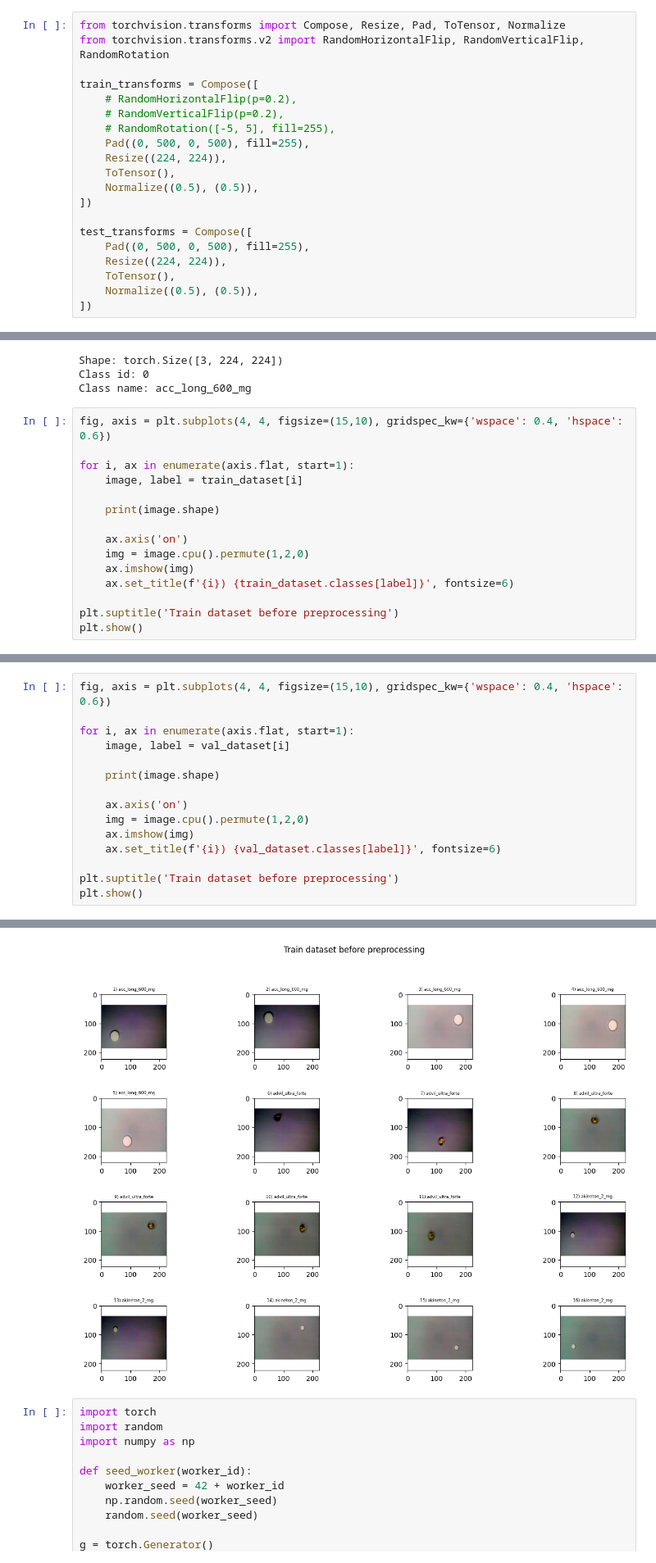
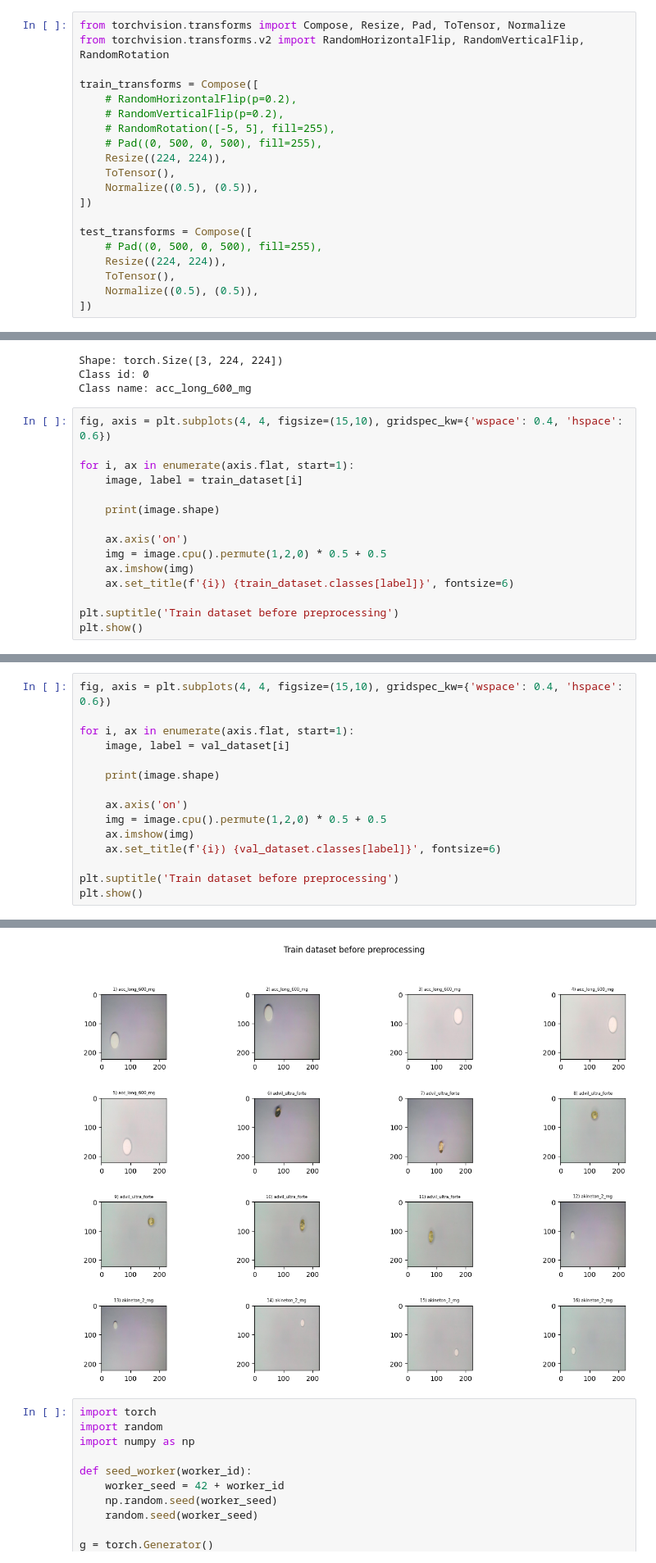
Before and after one commit to ArturBeze/cnn, a Jupyter notebook: cnn.ipynb, the cells around one changed output, grey strips where cells are left out. Shown at 82% size. Saved outputs shown, nothing was run; the diff lists cells and outputs as text.

```diff
--- a/cnn.ipynb
+++ b/cnn.ipynb
@@ -95,14 +95,14 @@ train_transforms = Compose([
     # RandomHorizontalFlip(p=0.2),
     # RandomVerticalFlip(p=0.2),
     # RandomRotation([-5, 5], fill=255),
-    Pad((0, 500, 0, 500), fill=255),
+    # Pad((0, 500, 0, 500), fill=255),
     Resize((224, 224)),
     ToTensor(),
     Normalize((0.5), (0.5)),
 ])
 
 test_transforms = Compose([
-    Pad((0, 500, 0, 500), fill=255),
+    # Pad((0, 500, 0, 500), fill=255),
     Resize((224, 224)),
     ToTensor(),
     Normalize((0.5), (0.5)),
@@ -171,7 +171,7 @@ for i, ax in enumerate(axis.flat, start=1):
     print(image.shape)
 
     ax.axis('on')
-    img = image.cpu().permute(1,2,0)
+    img = image.cpu().permute(1,2,0) * 0.5 + 0.5
     ax.imshow(img)
     ax.set_title(f'{i}) {train_dataset.classes[label]}', fontsize=6)
 
@@ -208,7 +204,7 @@ for i, ax in enumerate(axis.flat, start=1):
     print(image.shape)
 
     ax.axis('on')
-    img = image.cpu().permute(1,2,0)
+    img = image.cpu().permute(1,2,0) * 0.5 + 0.5
     ax.imshow(img)
     ax.set_title(f'{i}) {val_dataset.classes[label]}', fontsize=6)
 
@@ -244,4 +230,4 @@ torch.Size([3, 224, 224])
-[figure, old version]
+[figure, new version]
 # %%
 import torch
 import random
```
Also changed, not shown: parts of 3 cells of this notebook.
